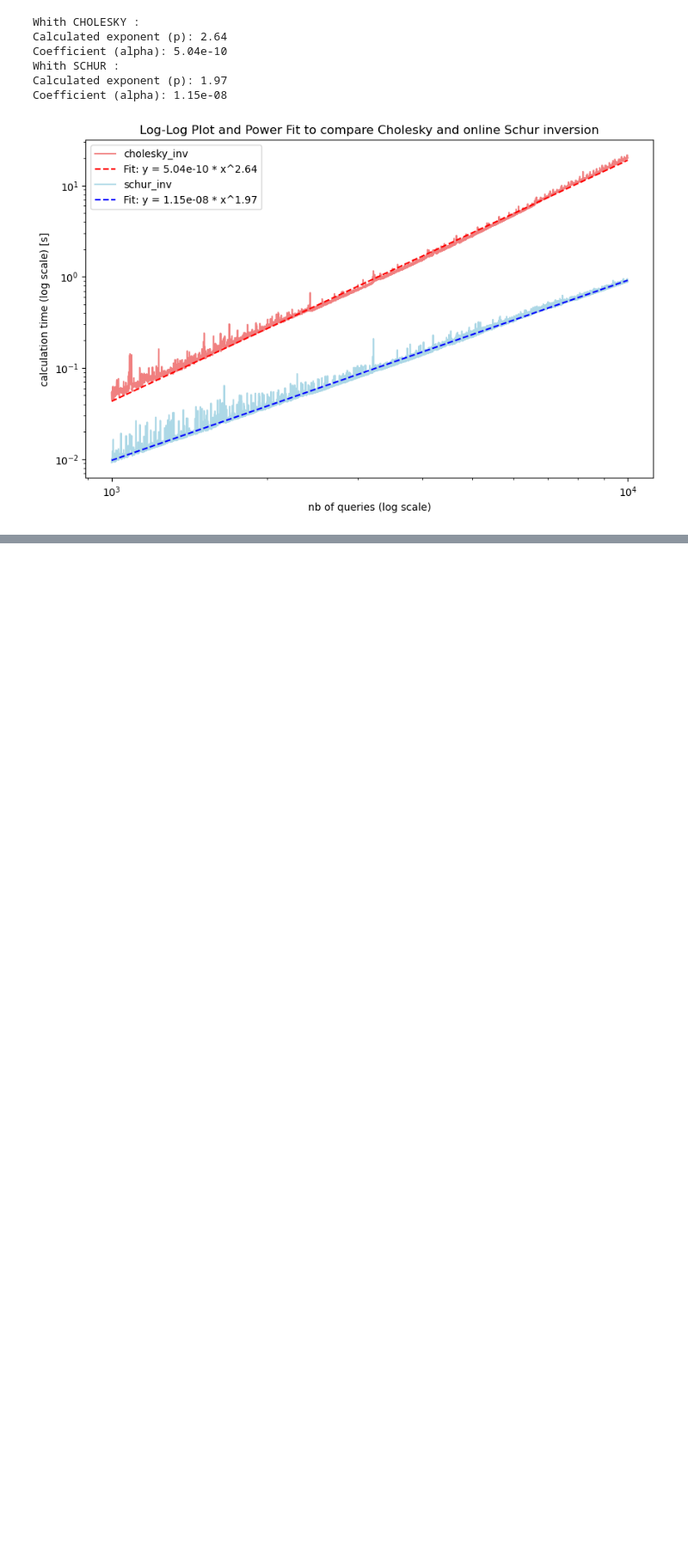
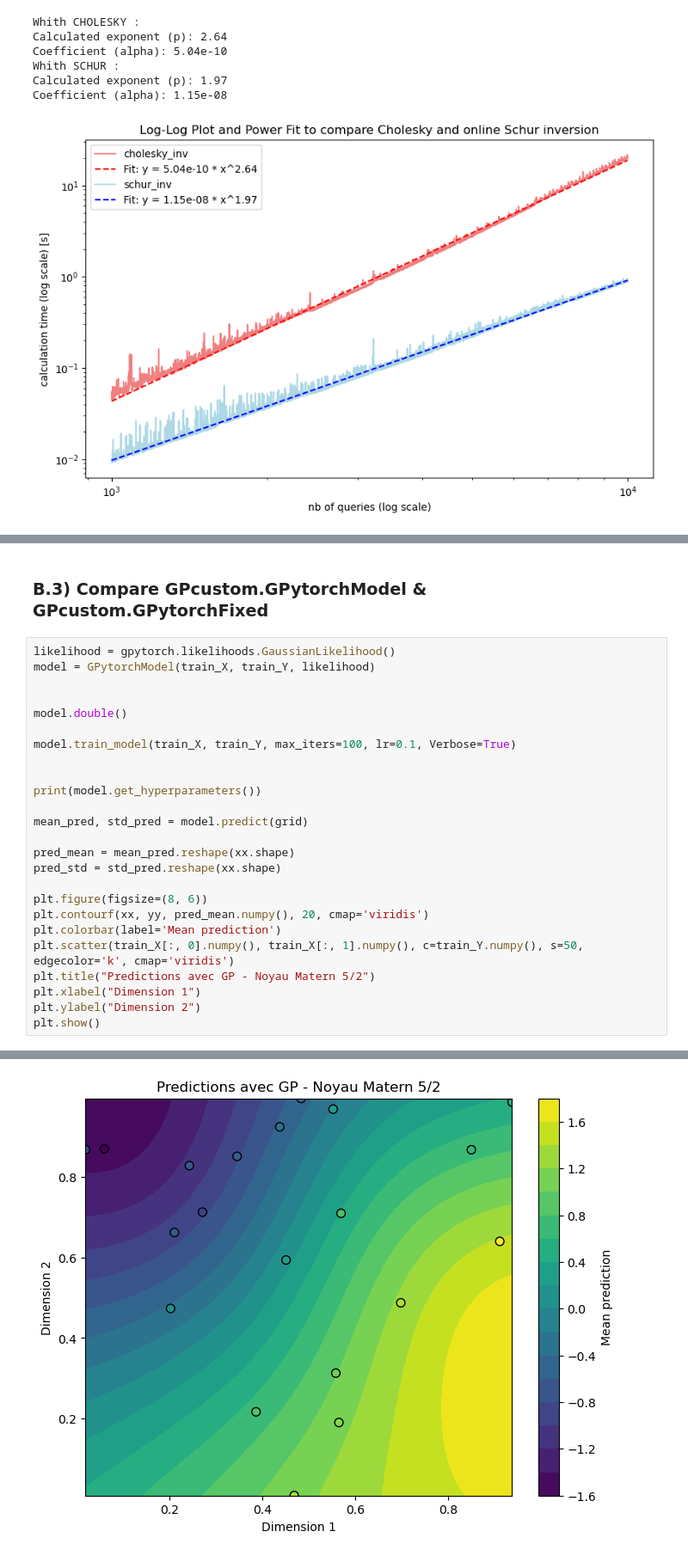
Before and after one commit to theodore2leusse/GPcustom, a Jupyter notebook: notebooks/GPcomparison.ipynb, the cells around one changed output, grey strips where cells are left out. Shown: that part at 86% size. Saved outputs shown, nothing was run; the diff lists cells and outputs as text; blank space fills up the shorter version.

```diff
--- a/notebooks/GPcomparison.ipynb
+++ b/notebooks/GPcomparison.ipynb
@@ -779,0 +410,28 @@ plt.show()
+# %% [markdown]
+### B.3) Compare GPcustom.GPytorchModel & GPcustom.GPytorchFixed
+# %%
+likelihood = gpytorch.likelihoods.GaussianLikelihood()
+model = GPytorchModel(train_X, train_Y, likelihood)
+
+
+model.double()
+
+model.train_model(train_X, train_Y, max_iters=100, lr=0.1, Verbose=True)
+
+
+print(model.get_hyperparameters())
+
+mean_pred, std_pred = model.predict(grid)
+
+pred_mean = mean_pred.reshape(xx.shape)
+pred_std = std_pred.reshape(xx.shape)
+
+plt.figure(figsize=(8, 6))
+plt.contourf(xx, yy, pred_mean.numpy(), 20, cmap='viridis')
+plt.colorbar(label='Mean prediction')
+plt.scatter(train_X[:, 0].numpy(), train_X[:, 1].numpy(), c=train_Y.numpy(), s=50, edgecolor='k', cmap='viridis')
+plt.title("Predictions avec GP - Noyau Matern 5/2")
+plt.xlabel("Dimension 1")
+plt.ylabel("Dimension 2")
+plt.show()
+# %% [output]
@@ -779,0 +455 @@ plt.show()
+[figure, added]
```
Also changed, not shown: parts of 58 cells of this notebook, 3 other files.
